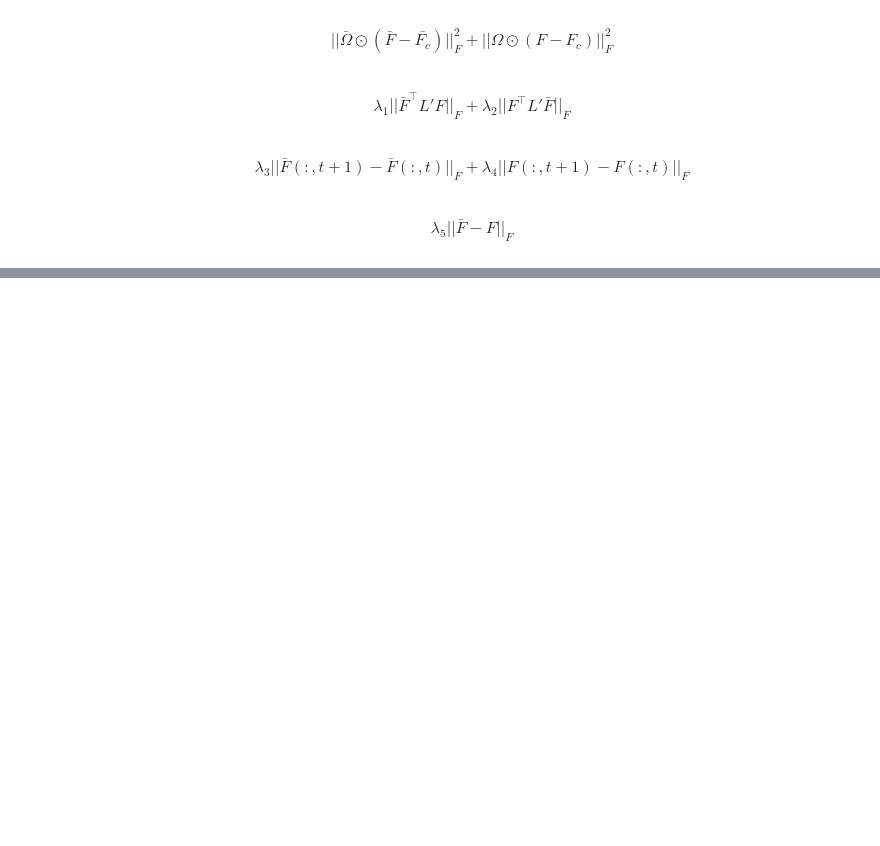
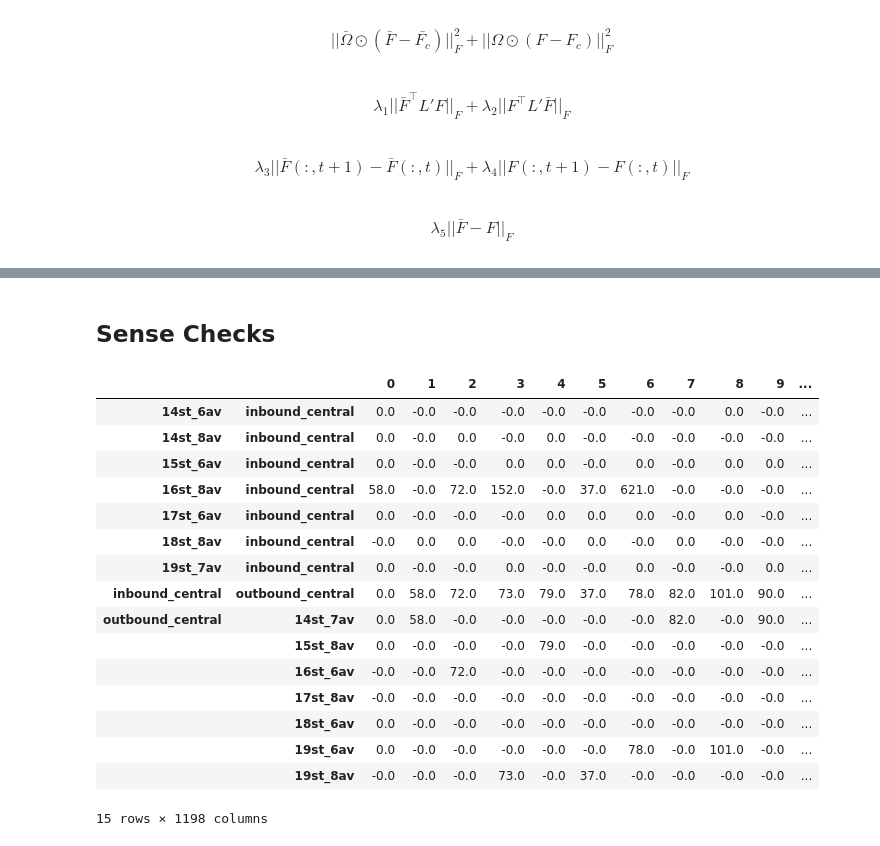
Before and after one commit to ct-spec-res/ev-load-forecast-nyc, a Jupyter notebook: src/automated-traffic-counts/05_ksha_cvxpy_chelsea.ipynb, the cells around one changed output, grey strips where cells are left out. Saved outputs shown, nothing was run; the diff lists cells and outputs as text; code cells hidden in the pictures; blank space fills up the shorter version.

```diff
--- a/src/automated-traffic-counts/05_ksha_cvxpy_chelsea.ipynb
+++ b/src/automated-traffic-counts/05_ksha_cvxpy_chelsea.ipynb
@@ -231,0 +168,5 @@ l1, l2, l3, l4, l5 = 1, 1, 1, 1, 1
+# %%
+# Combine u, v (origin-destination) IDs
+# flow_df = atrs_with_streets_gdf[atrs_with_streets_gdf.ts.dt.date == chosen_date].copy()
+flow_df = atrs_with_streets_gdf.copy()
+flow_df['u,v'] = flow_df.apply(lambda x: (str(x['u']), str(x['v'])), axis = 1)
@@ -231,0 +175,12 @@ l1, l2, l3, l4, l5 = 1, 1, 1, 1, 1
+# %%
+# Unstack and filter u, v to ATRs included in the simplified graph
+flow_df = flow_df.pivot(columns = 'ts', index = 'u,v', values = 'vol')
+flow_df = flow_df[flow_df.index.isin(all_source_sink.keys())]
+# map to labels created for the networkx graph
+flow_df.index = flow_df.index.map(all_source_sink)
+# %%
+# Add in edges that are completely missing ATR data
+flow_df = pd.concat([
+    flow_df, pd.DataFrame(index=list(set(G.edges) - set(flow_df.index)), columns=flow_df.columns)
+]).sort_index()
+flow_df.shape
@@ -231,0 +253,21 @@ l1, l2, l3, l4, l5 = 1, 1, 1, 1, 1
+# %%
+# Decision Variables
+F_in = flow_df.copy()
+F_in.loc[:, 'inbound_central', :] = np.nan
+F_in = F_in.fillna(-1).to_numpy()
+print('F_in:', F_in.shape)
+
+F_out = flow_df.copy()
+F_out.loc['outbound_central', :, :] = np.nan
+F_out = F_out.fillna(-1).to_numpy()
+print('F_out:', F_out.shape)
+
+# # We're going to treat all ATR flows as outflows from that particular edge
+# # Hence, F_in is entirely NaN (which we fill with -1)
+# F_out = flow_df.fillna(-1).to_numpy()
+# F_in = np.zeros_like(F_out)
+# F_in[:, :] = -1
+
+# Completed versions of F_in and F_out matrices, respectively.
+F_in_c = cp.Variable(F_in.shape, integer=True)
+F_out_c = cp.Variable(F_out.shape, integer=True)
@@ -305,0 +386,22 @@ problem.solve()
+# %% [markdown]
+## Sense Checks
+# %%
+pd.DataFrame(F_in_c.value, index=flow_df.index)
+# %% [output]
+|  |  | 0 | 1 | 2 | 3 | 4 | 5 | 6 | 7 | 8 | 9 | ... |
+| 14st_6av | inbound_central | 0.0 | -0.0 | -0.0 | -0.0 | -0.0 | -0.0 | -0.0 | -0.0 | 0.0 | -0.0 | ... |
+| 14st_8av | inbound_central | 0.0 | -0.0 | 0.0 | -0.0 | 0.0 | -0.0 | -0.0 | -0.0 | -0.0 | -0.0 | ... |
+| 15st_6av | inbound_central | 0.0 | -0.0 | -0.0 | 0.0 | 0.0 | -0.0 | 0.0 | -0.0 | 0.0 | 0.0 | ... |
+| 16st_8av | inbound_central | 58.0 | -0.0 | 72.0 | 152.0 | -0.0 | 37.0 | 621.0 | -0.0 | -0.0 | -0.0 | ... |
+| 17st_6av | inbound_central | 0.0 | -0.0 | -0.0 | -0.0 | 0.0 | 0.0 | 0.0 | -0.0 | 0.0 | -0.0 | ... |
+| 18st_8av | inbound_central | -0.0 | 0.0 | 0.0 | -0.0 | -0.0 | 0.0 | -0.0 | 0.0 | -0.0 | -0.0 | ... |
+| 19st_7av | inbound_central | 0.0 | -0.0 | -0.0 | 0.0 | -0.0 | -0.0 | 0.0 | -0.0 | -0.0 | 0.0 | ... |
+| inbound_central | outbound_central | 0.0 | 58.0 | 72.0 | 73.0 | 79.0 | 37.0 | 78.0 | 82.0 | 101.0 | 90.0 | ... |
+| outbound_central | 14st_7av | 0.0 | 58.0 | -0.0 | -0.0 | -0.0 | -0.0 | -0.0 | 82.0 | -0.0 | 90.0 | ... |
+|  | 15st_8av | 0.0 | -0.0 | -0.0 | -0.0 | 79.0 | -0.0 | -0.0 | -0.0 | -0.0 | -0.0 | ... |
+|  | 16st_6av | -0.0 | -0.0 | 72.0 | -0.0 | -0.0 | -0.0 | -0.0 | -0.0 | -0.0 | -0.0 | ... |
+|  | 17st_8av | -0.0 | -0.0 | -0.0 | -0.0 | -0.0 | -0.0 | -0.0 | -0.0 | -0.0 | -0.0 | ... |
+|  | 18st_6av | 0.0 | -0.0 | -0.0 | -0.0 | -0.0 | -0.0 | -0.0 | -0.0 | -0.0 | -0.0 | ... |
+|  | 19st_6av | 0.0 | -0.0 | -0.0 | -0.0 | -0.0 | -0.0 | 78.0 | -0.0 | 101.0 | -0.0 | ... |
+|  | 19st_8av | -0.0 | -0.0 | -0.0 | 73.0 | -0.0 | 37.0 | -0.0 | -0.0 | -0.0 | -0.0 | ... |
+15 rows × 1198 columns
```
Also changed, not shown: parts of 82 cells of this notebook, 3 other files.
